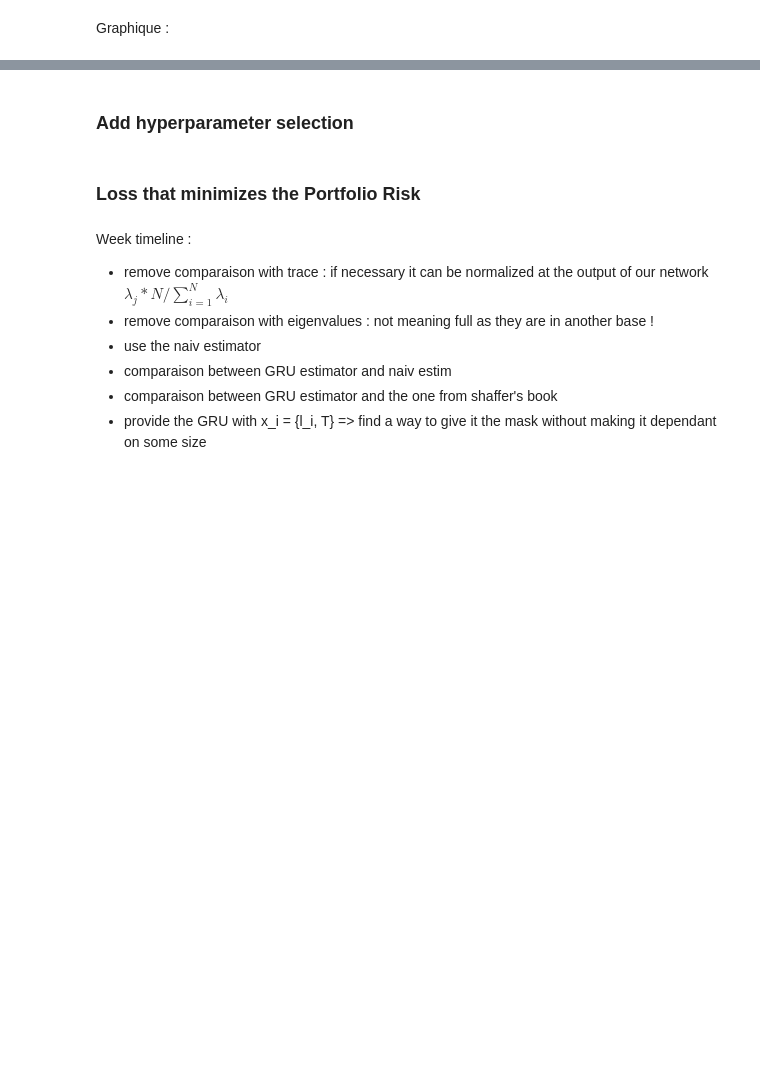
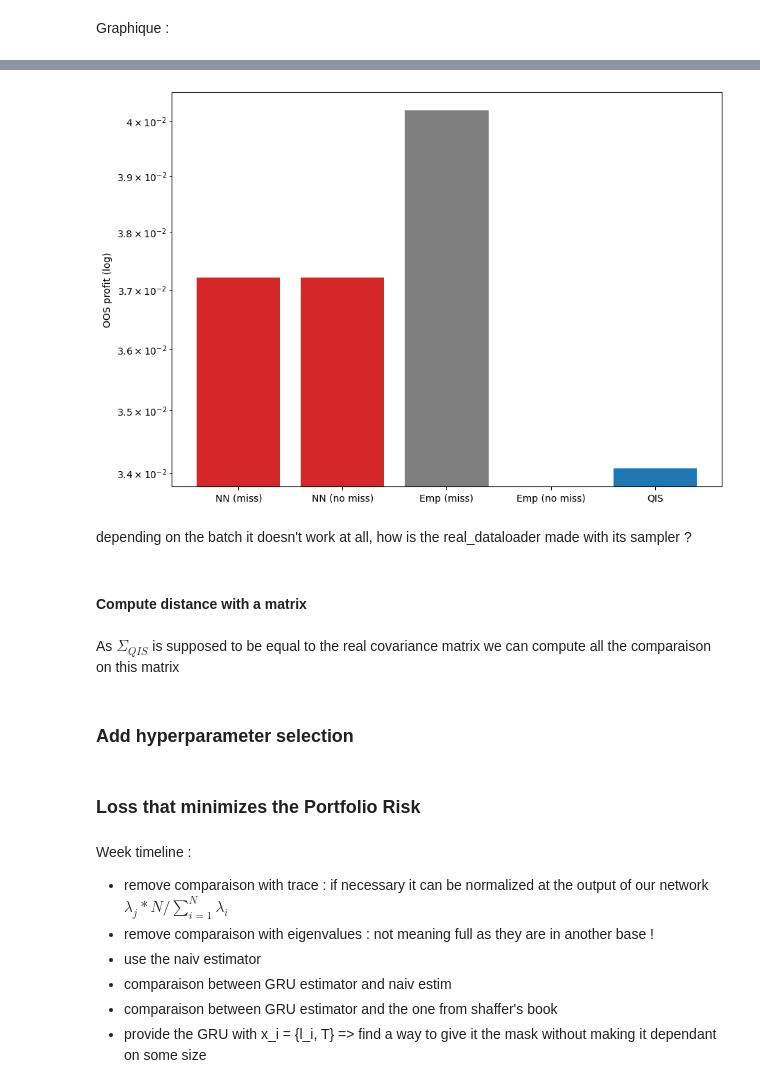
Before and after one commit to Armanddevacc/covariance-cleaning-nn, a Jupyter notebook: NN.ipynb, the cells around one changed output, grey strips where cells are left out. Drawn from its saved outputs; the diff is of its cells as text; code cells hidden in the pictures; blank space fills up the shorter version.

```diff
--- a/NN.ipynb
+++ b/NN.ipynb
@@ -281,0 +332,20 @@ plt.show()
+# %%
+Sigma_pred_miss    = reconstruct_cov(Q_emp_cov_miss, lam_pred_miss)
+Sigma_pred_no_miss = reconstruct_cov(Q_emp_cov_no_miss, lam_pred_no_miss)
+Sigma_emp_miss     = reconstruct_cov(Q_emp_cov_miss, lam_emp_cov_miss)
+Sigma_emp_no_miss  = reconstruct_cov(Q_emp_cov_no_miss, lam_emp_cov_no_miss)
+Sigma_QIS          = reconstruct_cov(Q_QIS, lam_QIS)
+# %%
+ones = torch.ones(batch_size, n_stocks,1)
+# %%
+w_pred_miss       = torch.linalg.solve(Sigma_pred_miss, ones)/torch.linalg.solve(Sigma_pred_miss, ones).sum(dim=1, keepdim=True)
+w_pred_no_miss    = torch.linalg.solve(Sigma_pred_no_miss, ones)/torch.linalg.solve(Sigma_pred_no_miss, ones).sum(dim=1, keepdim=True)
+w_emp_cov_miss    = torch.linalg.solve(Sigma_emp_miss, ones)/torch.linalg.solve(Sigma_emp_miss, ones).sum(dim=1, keepdim=True)
+w_emp_cov_no_miss = torch.linalg.solve(Sigma_emp_no_miss, ones)/torch.linalg.solve(Sigma_emp_no_miss, ones).sum(dim=1, keepdim=True)
+w_QIS             = torch.linalg.solve(Sigma_QIS, ones)/torch.linalg.solve(Sigma_QIS, ones).sum(dim=1, keepdim=True)
+# %%
+P_pred_miss       = torch.mean(torch.sum(w_pred_miss.transpose(1,2) @ R_oos, dim=2)).item()
+P_pred_no_miss    = torch.mean(torch.sum(w_pred_no_miss.transpose(1,2) @ R_oos, dim=2)).item()
+P_emp_cov_miss    = torch.mean(torch.sum(w_emp_cov_miss.transpose(1,2) @ R_oos, dim=2)).item()
+P_emp_cov_no_miss = torch.mean(torch.sum(w_emp_cov_no_miss.transpose(1,2) @ R_oos, dim=2)).item()
+P_QIS             = torch.mean(torch.sum(w_QIS.transpose(1,2) @ R_oos, dim=2)).item()
@@ -282,3 +354,22 @@ plt.show()
+# %%
+labels = ['NN (miss)', 'NN (no miss)', 'Emp (miss)', 'Emp (no miss)', 'QIS']
+values = [P_pred_miss, P_pred_no_miss, P_emp_cov_miss, P_emp_cov_no_miss, P_QIS]
+colors = ['tab:red','tab:red','tab:gray','tab:gray','tab:blue']
+
+plt.figure(figsize=(9,6), constrained_layout=True)
+plt.bar(labels, values, color=colors)
+plt.yscale('log')
+plt.ylabel('OOS profit (log)')
+plt.grid(axis='y', ls='--', alpha=.5)
+plt.show()
+# %% [output]
+[figure, added]
+# %% [markdown]
+depending on the batch it doesn't work at all, how is the real_dataloader made with its sampler ?
+# %% [markdown]
+#### Compute distance with a matrix
+# %% [markdown]
+As $\Sigma_{QIS}$ is supposed to be equal to the real covariance matrix we can compute all the comparaison on this matrix
 # %% [markdown]
 ### Add hyperparameter selection
 # %% [markdown]
```
Also changed, not shown: parts of 29 cells of this notebook, 2 other files.
